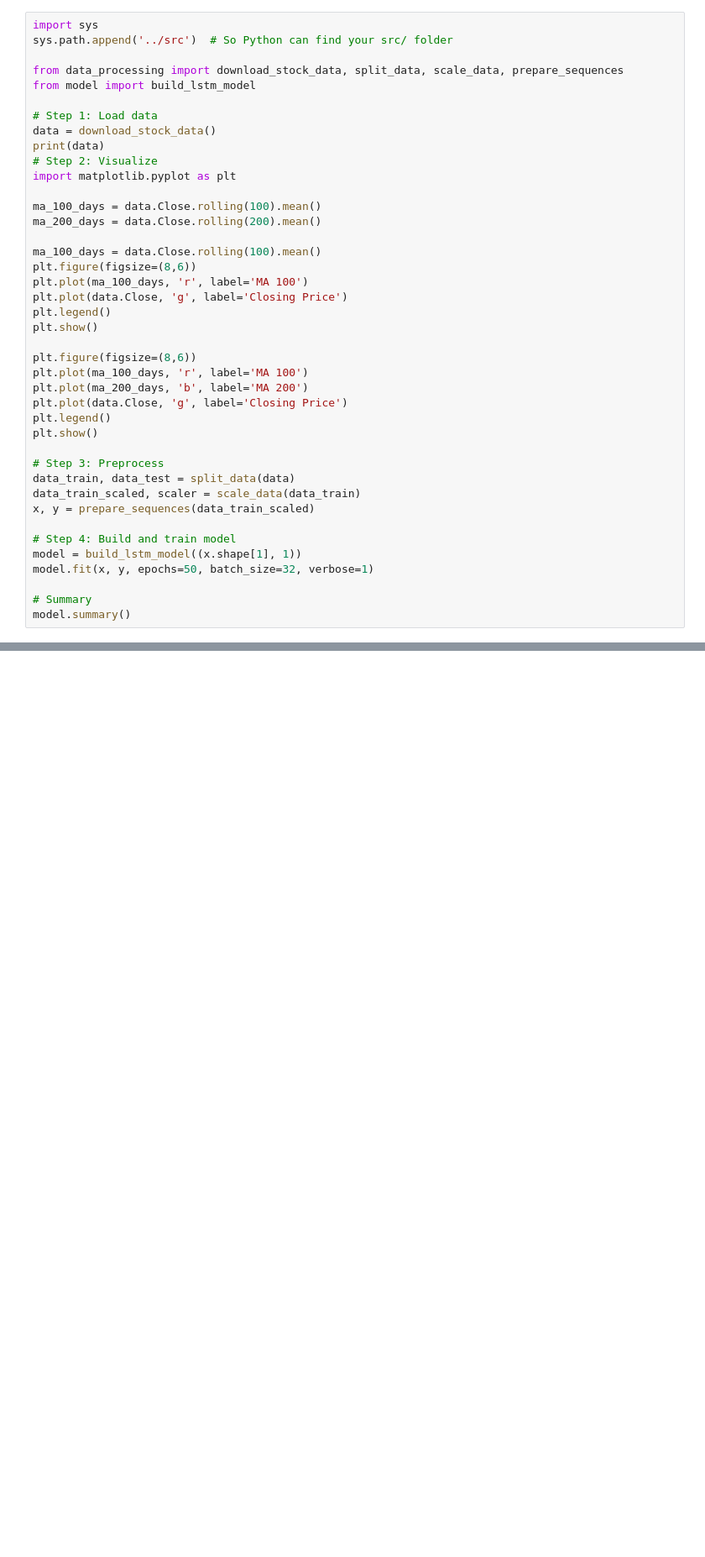
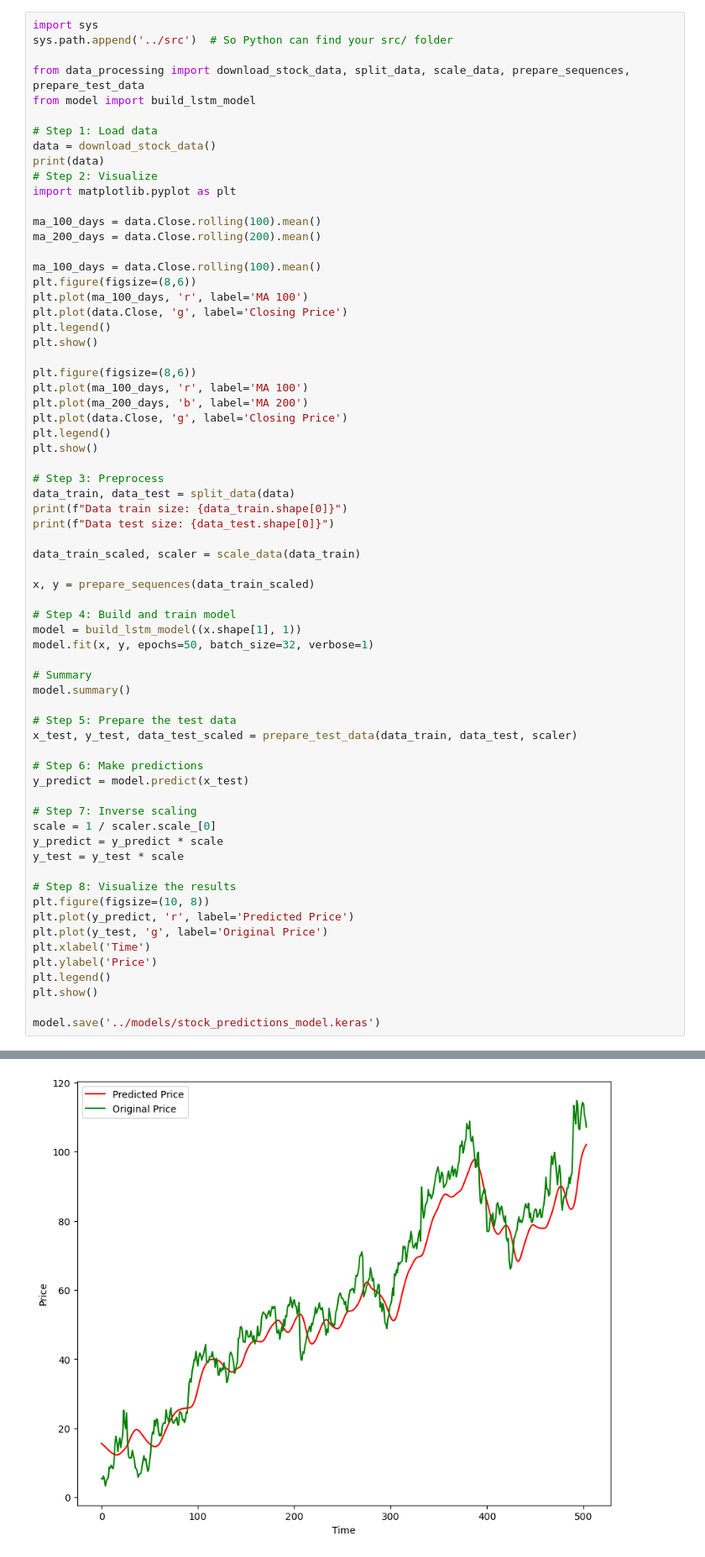
Before and after one commit to abeselom-tesfay/Stock-Price-Prediction-ML, a Jupyter notebook: notebooks/stock-price-prediction-ml.ipynb, the cells around one changed output, grey strips where cells are left out. Shown: that part at 84% size. Drawn from its saved outputs; the diff is of its cells as text; blank space fills up the shorter version.

Commit message:
Added prepare_test_data function for test preprocessing and improved prediction visualization

```diff
--- a/notebooks/stock-price-prediction-ml.ipynb
+++ b/notebooks/stock-price-prediction-ml.ipynb
@@ -2,7 +2,7 @@
 import sys
 sys.path.append('../src')  # So Python can find your src/ folder
 
-from data_processing import download_stock_data, split_data, scale_data, prepare_sequences
+from data_processing import download_stock_data, split_data, scale_data, prepare_sequences, prepare_test_data
 from model import build_lstm_model
 
 # Step 1: Load data
@@ -30,7 +30,11 @@ plt.show()
 
 # Step 3: Preprocess
 data_train, data_test = split_data(data)
+print(f"Data train size: {data_train.shape[0]}")
+print(f"Data test size: {data_test.shape[0]}")
+
 data_train_scaled, scaler = scale_data(data_train)
+
 x, y = prepare_sequences(data_train_scaled)
 
 # Step 4: Build and train model
@@ -39,6 +43,28 @@ model.fit(x, y, epochs=50, batch_size=32, verbose=1)
 
 # Summary
 model.summary()
+
+# Step 5: Prepare the test data
+x_test, y_test, data_test_scaled = prepare_test_data(data_train, data_test, scaler)
+
+# Step 6: Make predictions
+y_predict = model.predict(x_test)
+
+# Step 7: Inverse scaling
+scale = 1 / scaler.scale_[0]
+y_predict = y_predict * scale
+y_test = y_test * scale
+
+# Step 8: Visualize the results
+plt.figure(figsize=(10, 8))
+plt.plot(y_predict, 'r', label='Predicted Price')
+plt.plot(y_test, 'g', label='Original Price')
+plt.xlabel('Time')
+plt.ylabel('Price')
+plt.legend()
+plt.show()
+
+model.save('../models/stock_predictions_model.keras')
 # %% [output]
 [*********************100%***********************]  1 of 1 completed
 Price        Date       Close        High         Low        Open    Volume
@@ -99,0 +127 @@ Model: "sequential"
+[figure, added]
```
Also changed, not shown: parts of 1 cell of this notebook, 2 other files.
